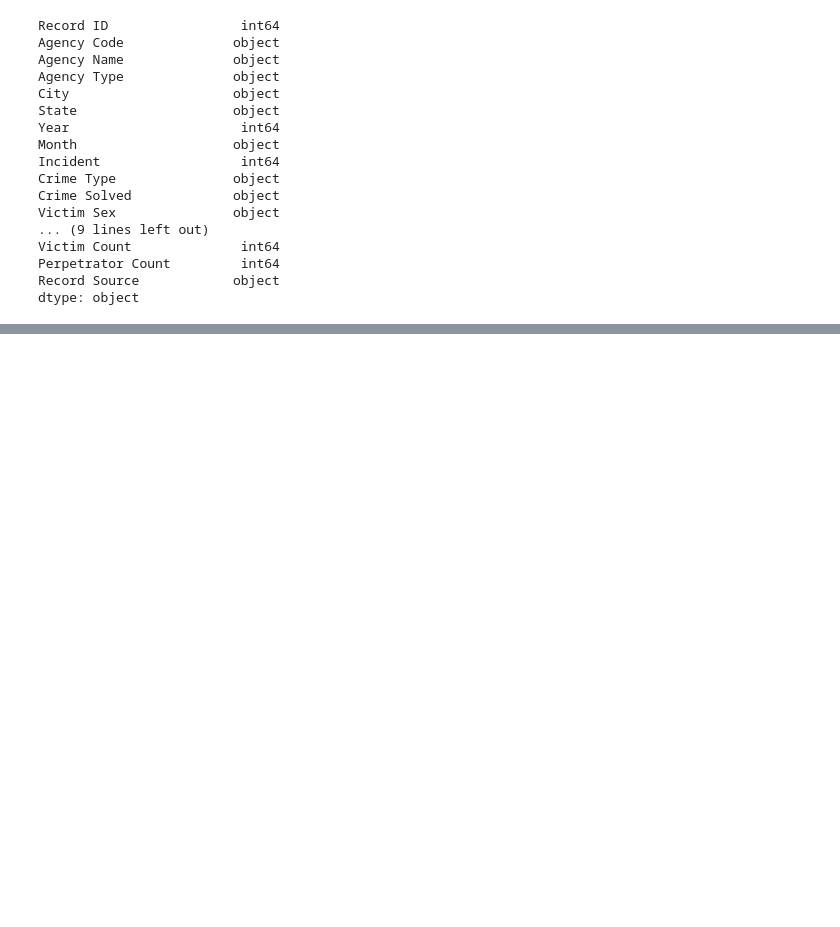
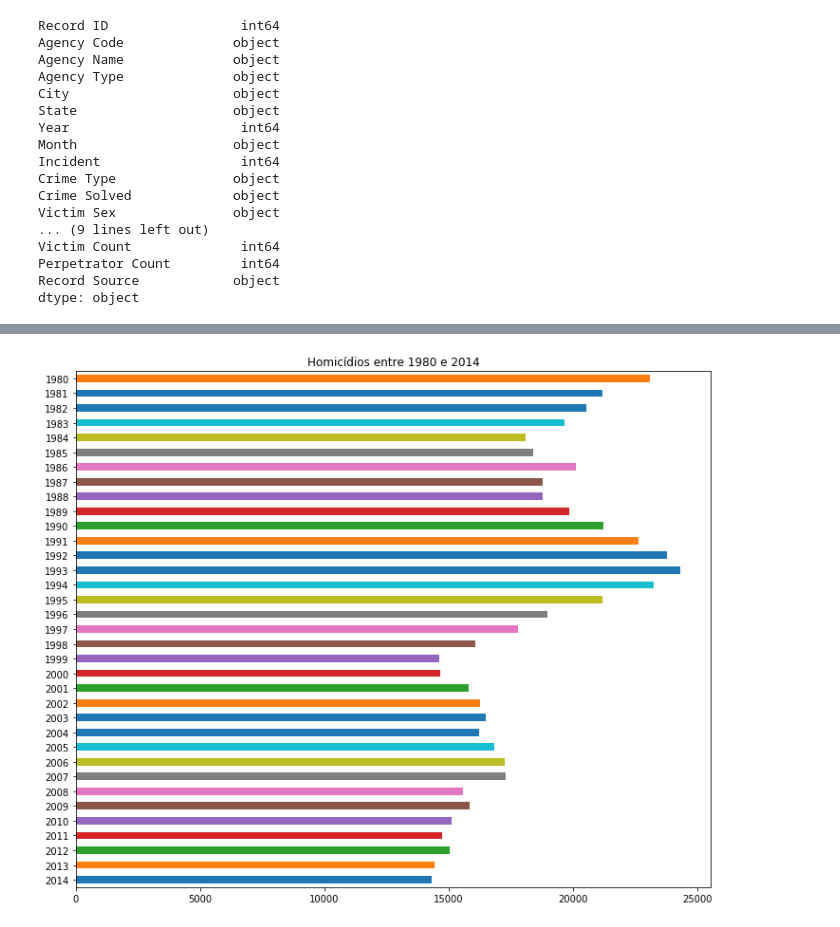
Before and after one commit to andreihod/kdd-aula4, a Jupyter notebook: Trabalho KDD.ipynb, the cells around one changed output, grey strips where cells are left out. Saved outputs shown, nothing was run; the diff lists cells and outputs as text; code cells hidden in the pictures; blank space fills up the shorter version.

```diff
--- a/Trabalho KDD.ipynb
+++ b/Trabalho KDD.ipynb
@@ -175,0 +171,9 @@ array([[<matplotlib.axes._subplots.AxesSubplot object at 0x...>,
+# %%
+#Homicidios por ano
+anos = pd.DataFrame(df, columns = ['Year'])
+cont_anos = anos.stack().value_counts()
+mortes = cont_anos.sort_index(axis=0, ascending=False)
+
+mortes.plot(kind='barh', fontsize=10,  width=0.5,  figsize=(12, 10), title='Homicídios entre 1980 e 2014');
+# %% [output]
+[figure, added]
```
Also changed, not shown: parts of 9 cells of this notebook.
